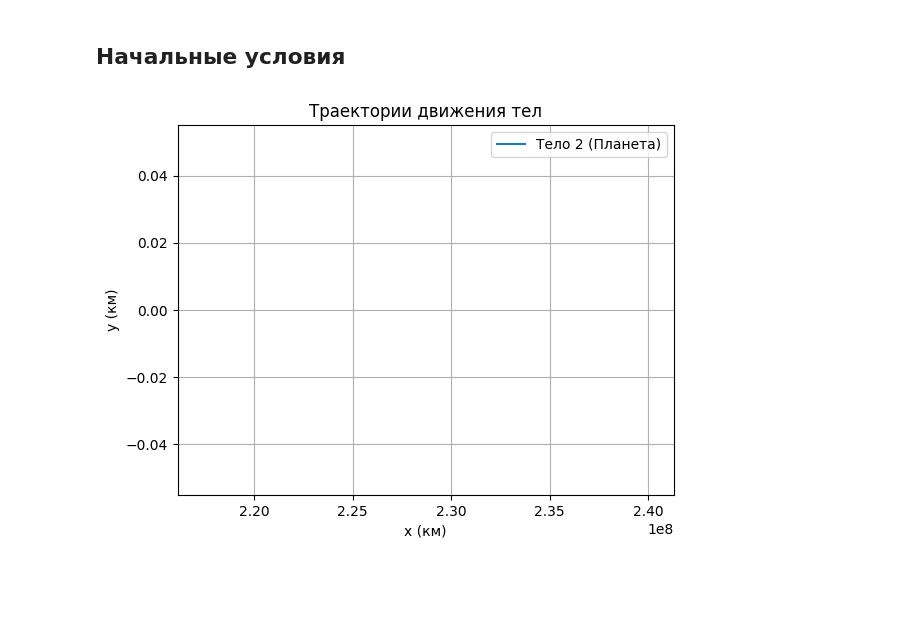
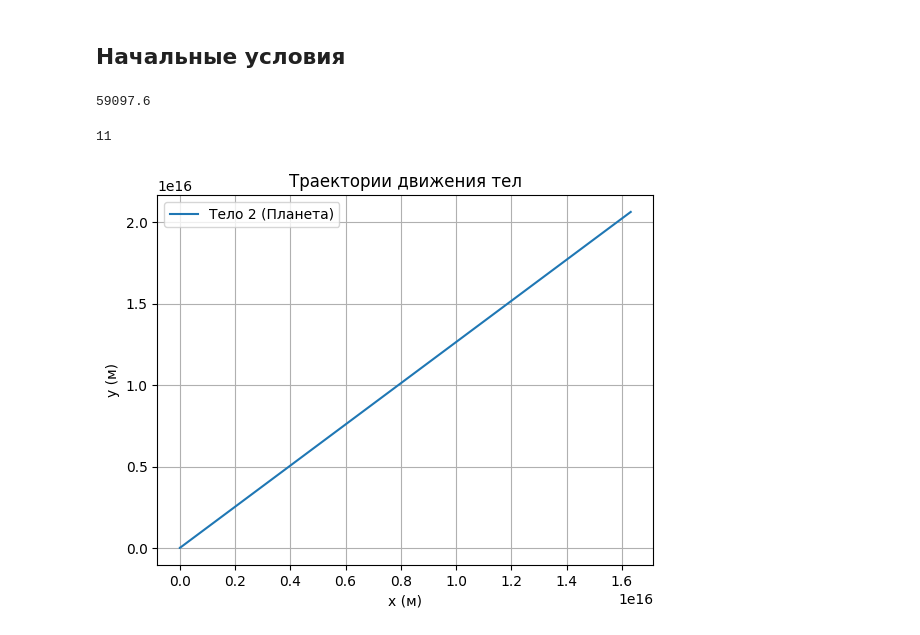
Before and after one commit to Mis-prog/matmod-7sem, a Jupyter notebook: labs/lab1/misha/lab1.ipynb, the cells around one changed output. Cells and saved outputs as stored; diff of their text form; code cells hidden in the pictures; blank space fills up the shorter version.

```diff
--- a/labs/lab1/misha/lab1.ipynb
+++ b/labs/lab1/misha/lab1.ipynb
@@ -12,13 +12,13 @@ G = 6.67e-9  # гравитационная постоянная, м^3 кг^-1
 M1 = 2.0e30  # масса тела 1 (звезда), кг
 M2 = 6.4e23  # масса тела 2 (планета), кг
 M3 = 1.1e16  # масса астероида
-R1 = 696340  # радиус солнца
-R2 = 3390  # радиус тела 2 (планета), км
-R12 = 228e6  # расстояние между телом 1 и телом 2, км
-U2 = 24  # начальная скорость тела 2, км/с
-R3 = 11.1  # радиус тела 3 (астероид), км
-R23 = 9.4e3  # расстояние между телом 2 и телом 3, км
-U3 = 2.14  # начальная скорость тела 3, км/с
+R1 = 696340*1e3   # радиус солнца
+R2 = 3390*1e3   # радиус тела 2 (планета), км
+R12 = 228e9  # расстояние между телом 1 и телом 2, км
+U2 = 24*1e3   # начальная скорость тела 2, км/с
+R3 = 11.1*1e3   # радиус тела 3 (астероид), км
+R23 = 9.4e6   # расстояние между телом 2 и телом 3, км
+U3 = 2.14*1e3   # начальная скорость тела 3, км/с
 # %% [markdown]
 ## Начальные условия
 # %%
@@ -66,19 +66,26 @@ def system(t, y):
 # %%
 y0 = [x2_0, vx2_0, y2_0, vy2_0, x3_0, vx3_0, y3_0, vy3_0]
 
-t_end = 60 * 60 * 24 * 687
+t_end = 60*60*24*684*1000
 n = 1000000
+
 dt = t_end / n
+dt
+# %% [output]
+59097.6
 # %%
-sol = solve_ivp(system, (0, t_end), y0, method='RK45', t_eval=np.linspace(0, t_end, n))
+sol = solve_ivp(system, (0, t_end), y0, method='LSODA', t_eval=np.linspace(0, t_end, n))
+len(sol)
+# %% [output]
+11
 # %%
 plt.plot(sol.y[0], sol.y[2], label='Тело 2 (Планета)')
-# plt.plot(sol.y[4], sol.y[6], label='Тело 3 (Астероид)')
-plt.xlabel('x (км)')
-plt.ylabel('y (км)')
+# plt.plot(sol.y[4][0:4000], sol.y[6][0:4000], label='Тело 3 (Астероид)')
+plt.xlabel('x (м)')
+plt.ylabel('y (м)')
 plt.legend()
 plt.title('Траектории движения тел')
 plt.grid()
 plt.show()
 # %% [output]
-[figure, old version]
+[figure, new version]
```
Also changed, not shown: parts of 1 cell of this notebook, 3 other files.
